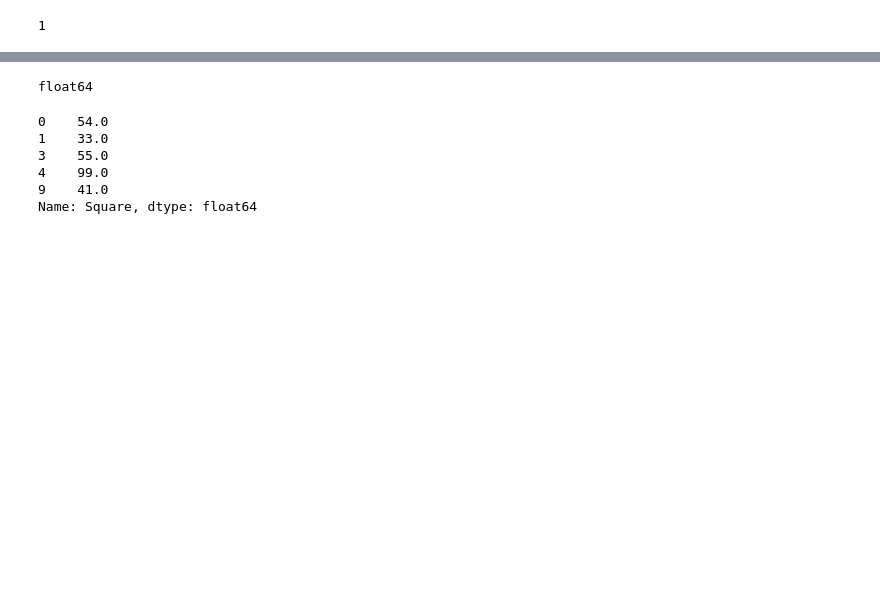
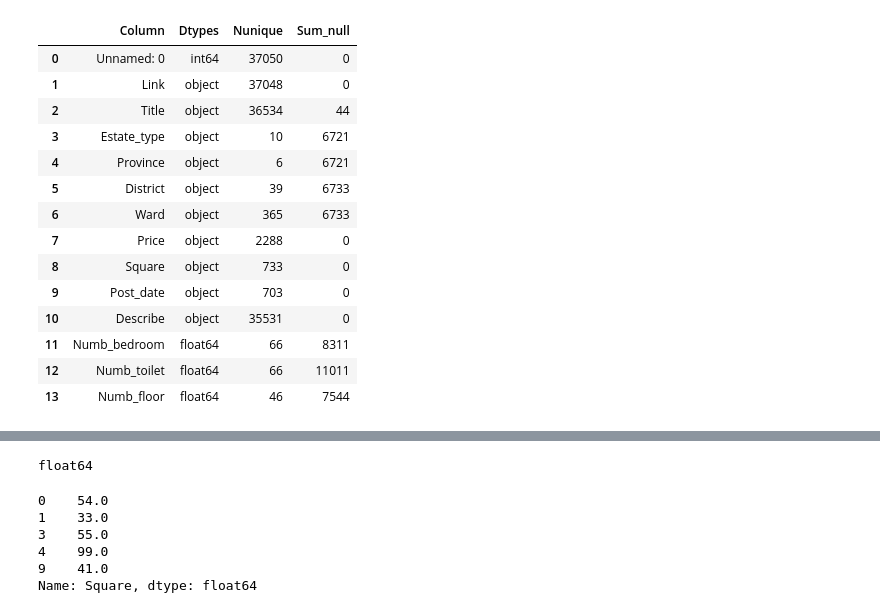
Before and after one commit to QHanh/Hanoi-House-Price-Prediction, a Jupyter notebook: clean/clean.ipynb, the cells around one changed output, grey strips where cells are left out. Saved outputs shown, nothing was run; the diff lists cells and outputs as text; code cells hidden in the pictures; blank space fills up the shorter version.

```diff
--- a/clean/clean.ipynb
+++ b/clean/clean.ipynb
@@ -37,9 +37,22 @@ check(df)
 # %%
 df.dropna(subset=["Price", "Square"], inplace=True)
-# %%
-outliers = df[(df['Numb_bedroom'] > 1000) | (df['Numb_toilet'] > 1000) | (df['Numb_floor'] > 1000)]
-len(outliers)
-# %% [output]
-1
+# %%
+check(df)
+# %% [output]
+|  | Column | Dtypes | Nunique | Sum_null |
+| 0 | Unnamed: 0 | int64 | 37050 | 0 |
+| 1 | Link | object | 37048 | 0 |
+| 2 | Title | object | 36534 | 44 |
+| 3 | Estate_type | object | 10 | 6721 |
+| 4 | Province | object | 6 | 6721 |
+| 5 | District | object | 39 | 6733 |
+| 6 | Ward | object | 365 | 6733 |
+| 7 | Price | object | 2288 | 0 |
+| 8 | Square | object | 733 | 0 |
+| 9 | Post_date | object | 703 | 0 |
+| 10 | Describe | object | 35531 | 0 |
+| 11 | Numb_bedroom | float64 | 66 | 8311 |
+| 12 | Numb_toilet | float64 | 66 | 11011 |
+| 13 | Numb_floor | float64 | 46 | 7544 |
 # %%
 df = df[(df['Numb_bedroom'] < 100) & (df['Numb_toilet'] < 100) & (df['Numb_floor'] < 100)]
```
Also changed, not shown: parts of 17 cells of this notebook, 8 other files.
